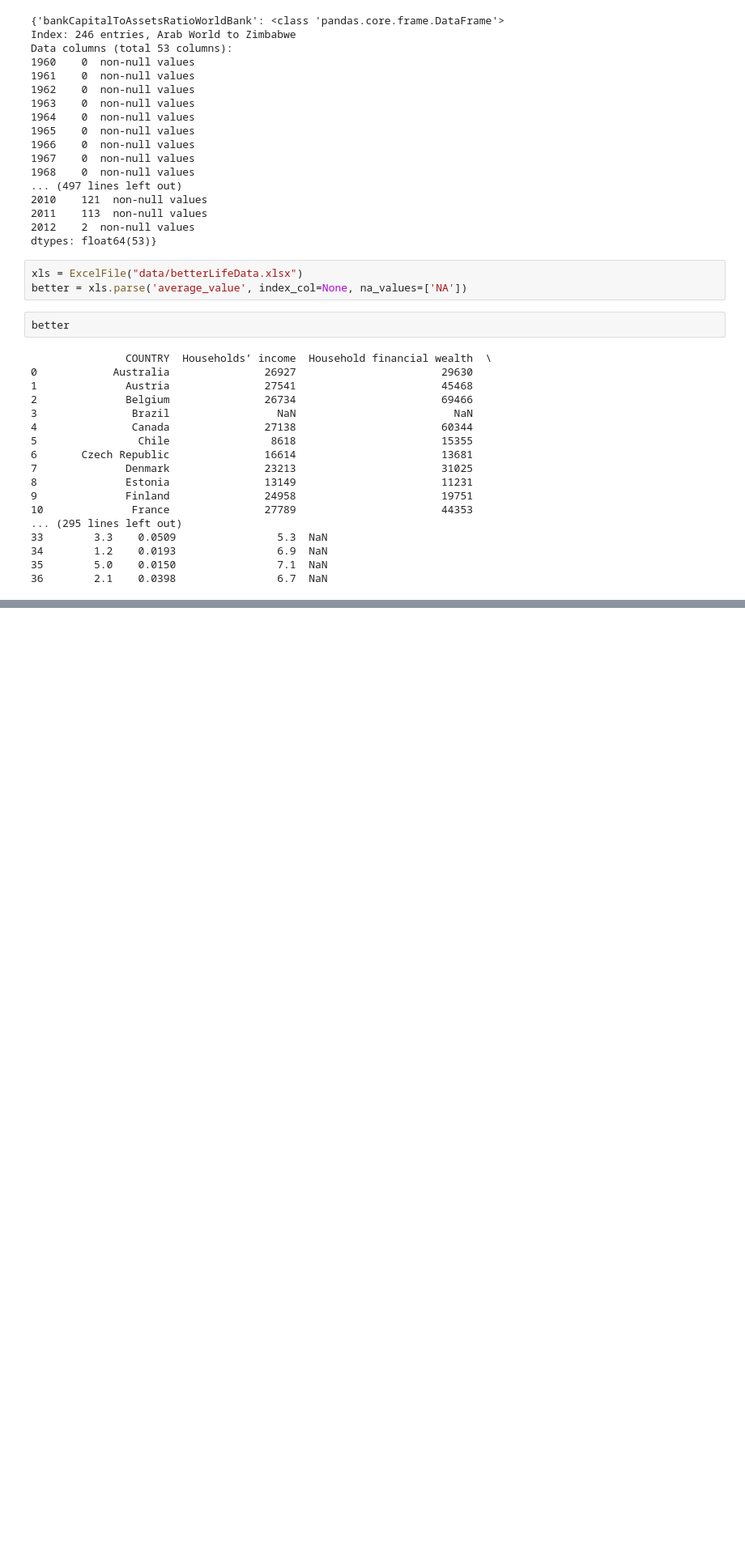
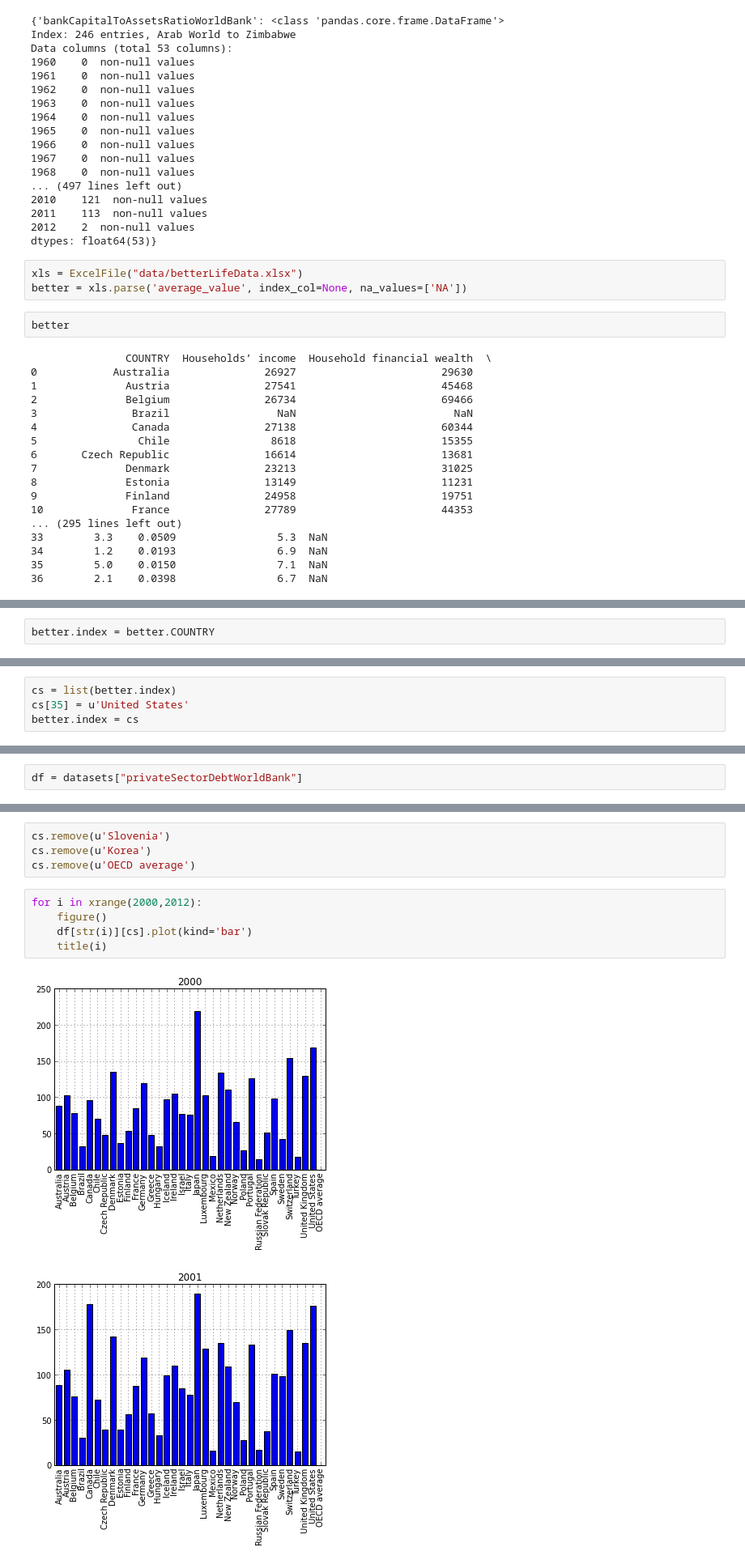
Before and after one commit to jamesporter/CrashMap, a Jupyter notebook: data.ipynb, the cells around one changed output, grey strips where cells are left out. Shown at 81% size. Drawn from its saved outputs; the diff is of its cells as text; blank space fills up the shorter version.

Commit message:
working with select world bank/json output
Odd issue with notnull()

```diff
--- a/data.ipynb
+++ b/data.ipynb
@@ -85,0 +90,2 @@ better
+# %%
+better.index = better.COUNTRY
@@ -85,0 +96,4 @@ better
+# %%
+cs = list(better.index)
+cs[35] = u'United States'
+better.index = cs
@@ -85,0 +104,2 @@ better
+# %%
+df = datasets["privateSectorDebtWorldBank"]
@@ -85,0 +126,12 @@ better
+# %%
+cs.remove(u'Slovenia')
+cs.remove(u'Korea')
+cs.remove(u'OECD average')
+# %%
+for i in xrange(2000,2012):
+    figure()
+    df[str(i)][cs].plot(kind='bar')
+    title(i)
+# %% [output]
+[figure, added]
+[figure, added]
```
Also changed, not shown: parts of 9 cells of this notebook, 1 other file.
